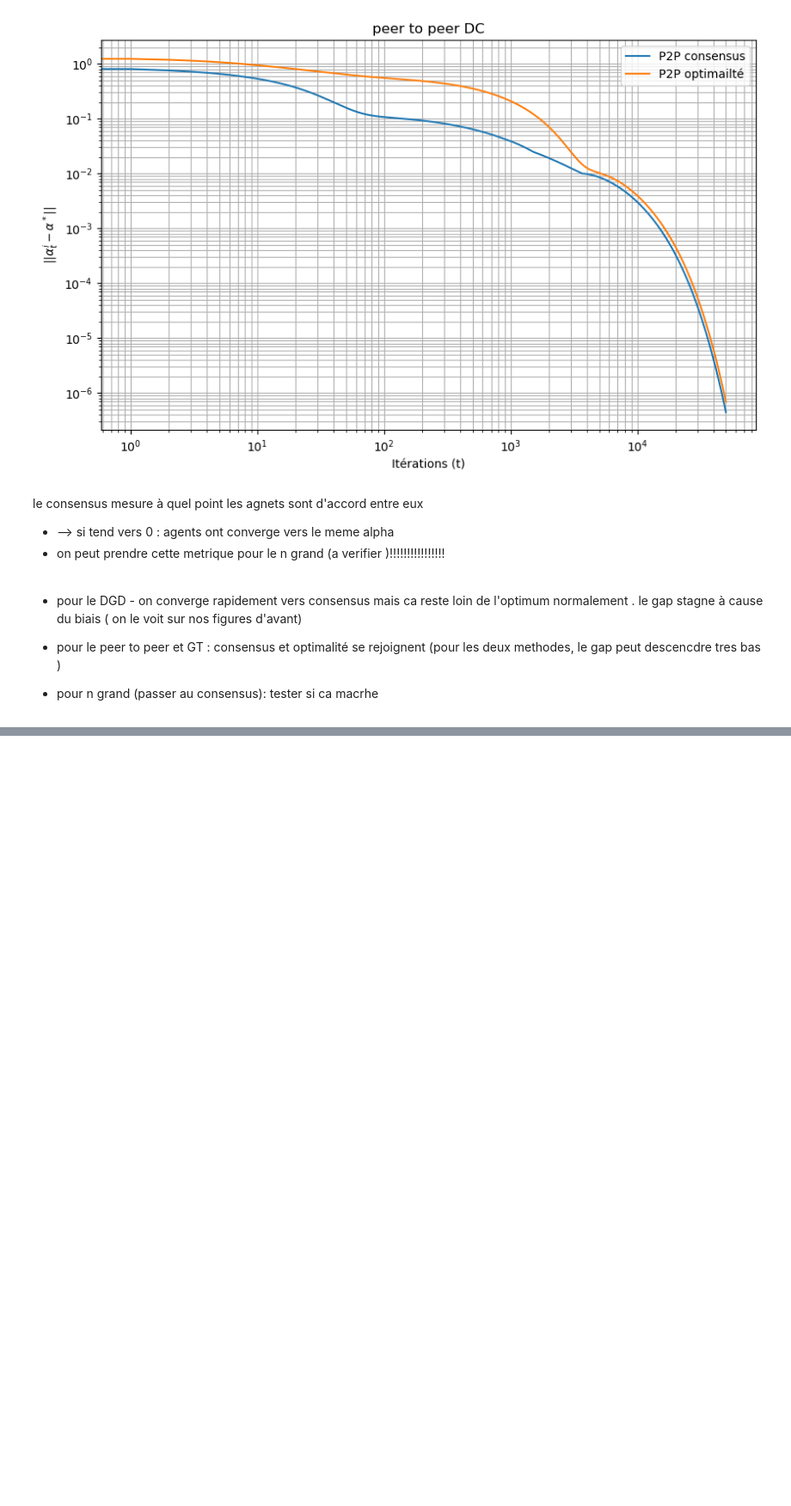
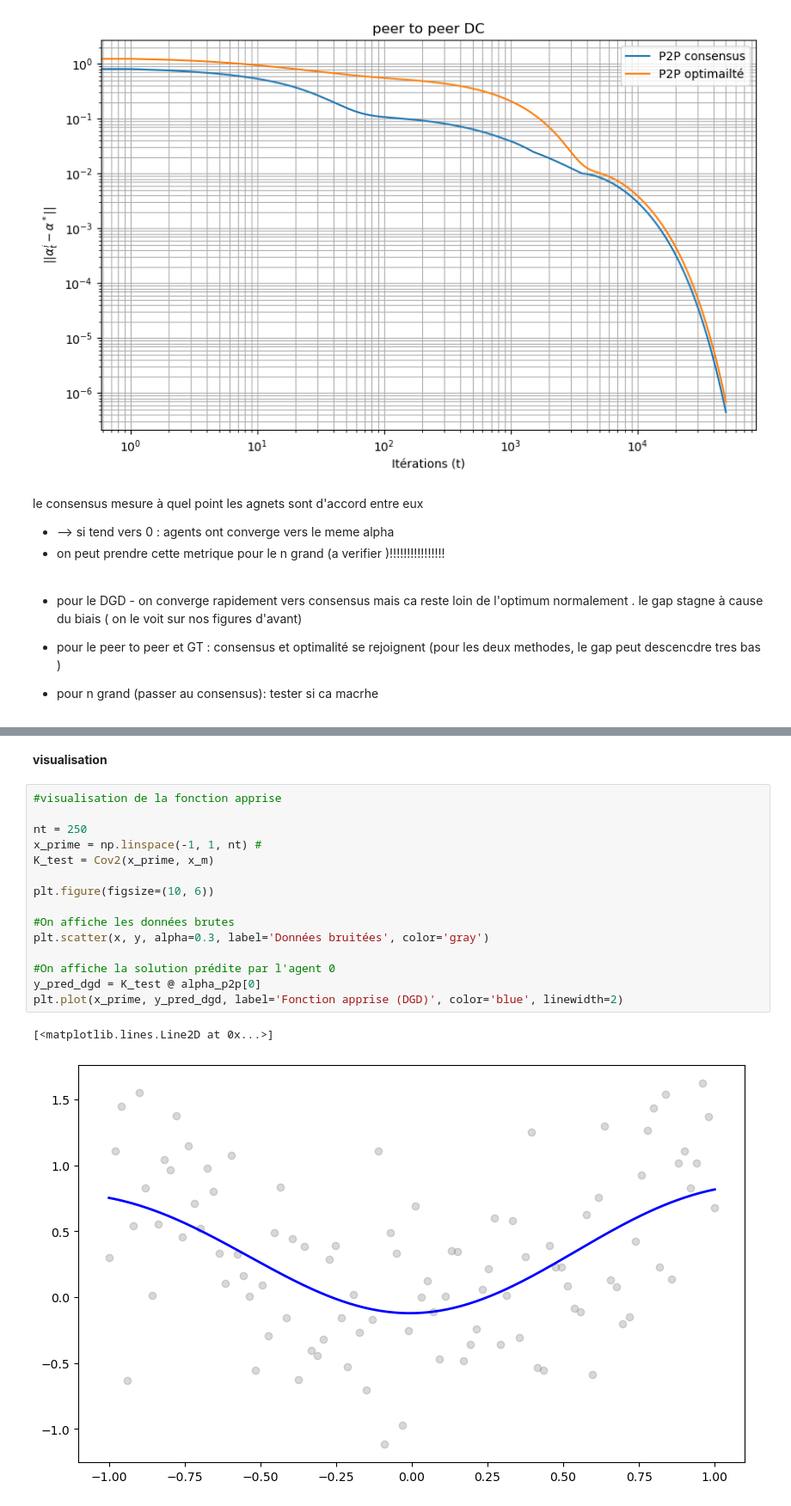
Before and after one commit to pgatt06/Coop_optim, a Jupyter notebook: part1_DC_ADMM.ipynb, the cells around one changed output, grey strips where cells are left out. Shown at 86% size. Drawn from its saved outputs; the diff is of its cells as text; blank space fills up the shorter version.

```diff
--- a/part1_DC_ADMM.ipynb
+++ b/part1_DC_ADMM.ipynb
@@ -167,0 +360,20 @@ le consensus mesure à quel point les agnets sont d'accord entre eux
+# %% [markdown]
+**visualisation**
+# %%
+#visualisation de la fonction apprise
+
+nt = 250
+x_prime = np.linspace(-1, 1, nt) #
+K_test = Cov2(x_prime, x_m)
+
+plt.figure(figsize=(10, 6))
+
+#On affiche les données brutes
+plt.scatter(x, y, alpha=0.3, label='Données bruitées', color='gray')
+
+#On affiche la solution prédite par l'agent 0
+y_pred_dgd = K_test @ alpha_p2p[0]
+plt.plot(x_prime, y_pred_dgd, label='Fonction apprise (DGD)', color='blue', linewidth=2)
+# %% [output]
+[<matplotlib.lines.Line2D at 0x...>]
+[figure, added]
```
Also changed, not shown: parts of 3 cells of this notebook.
